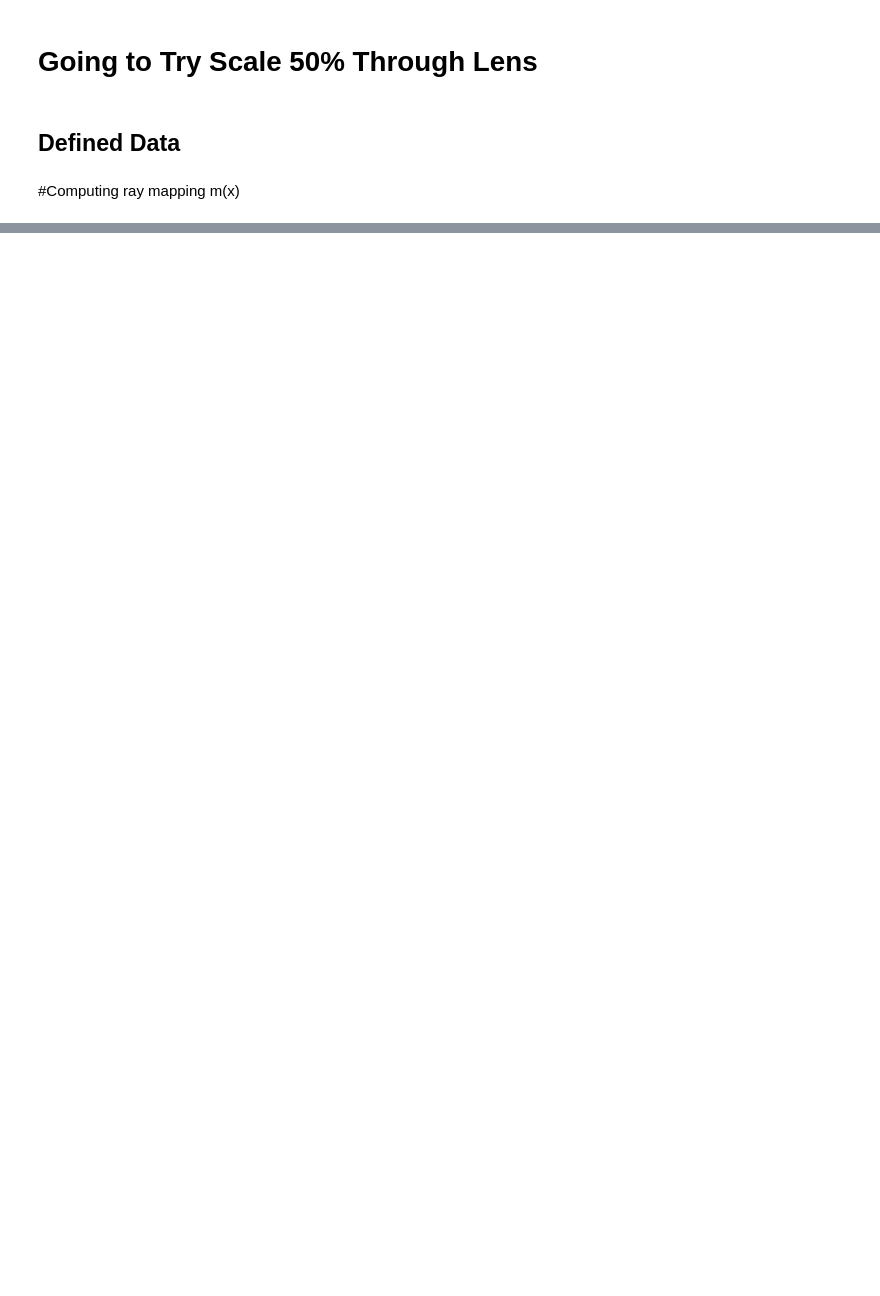
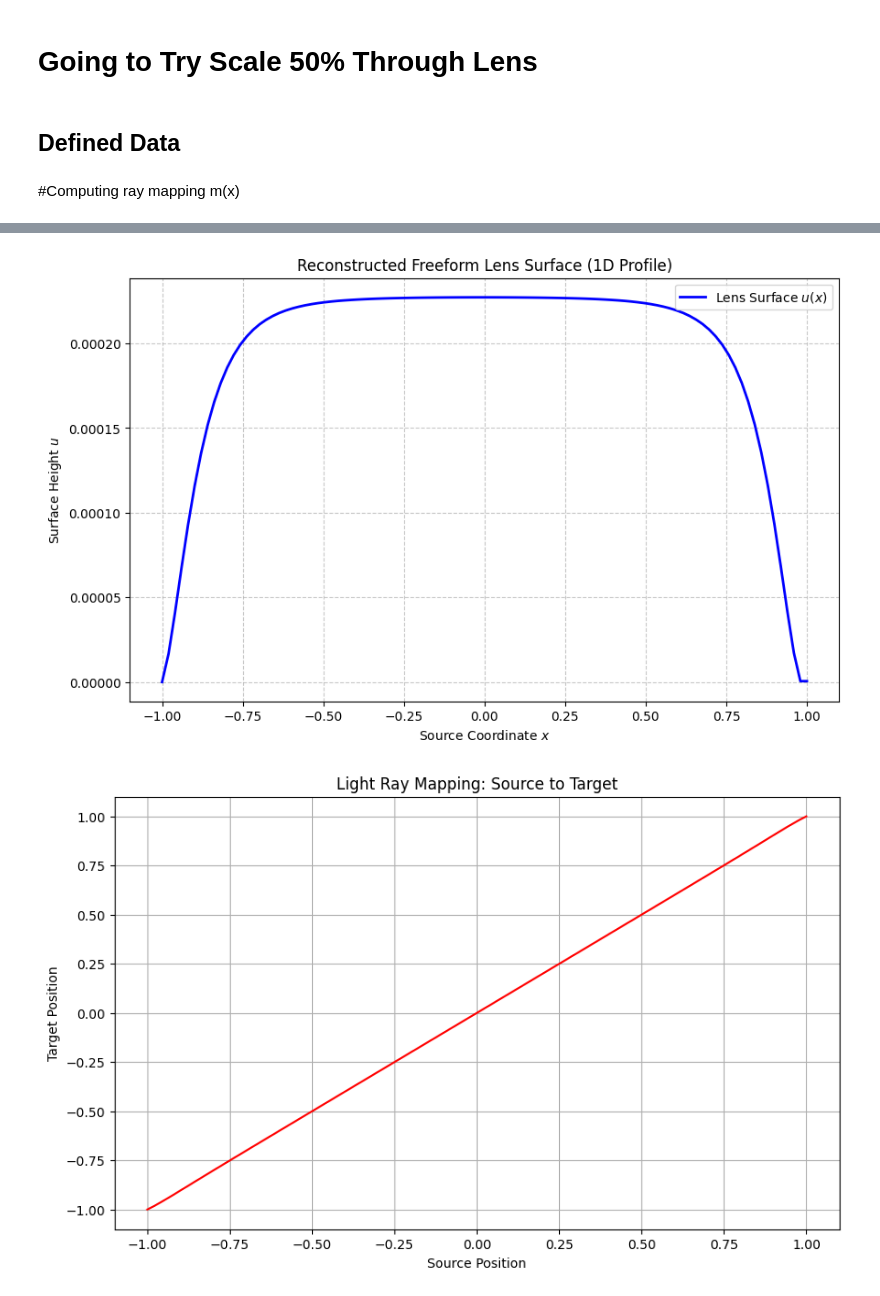
Before and after one commit to ChurroC/Monge-Ampere-Optical-Research, a Jupyter notebook: Untitled0.ipynb, the cells around one changed output, grey strips where cells are left out. Saved outputs shown, nothing was run; the diff lists cells and outputs as text; code cells hidden in the pictures; blank space fills up the shorter version.

```diff
--- a/Untitled0.ipynb
+++ b/Untitled0.ipynb
@@ -39,0 +151,19 @@ def g_norm(y):
+# %%
+# Source
+x_min, x_max = -1, 1
+y_min, y_max = x_min * 1, x_max * 1
+
+# Discretizing
+N = 100
+dx = (x_max - x_min) / (N - 1)
+
+x = np.linspace(x_min, x_max, N)
+src = np.exp(-x**2 / 0.1)
+
+y = np.linspace(y_min, y_max, N)
+output = src * 1
+
+# Refractive index
+n = 1.5
+
+beta = 5
@@ -39,0 +198,2 @@ def g_norm(y):
+# %%
+C = compute_C_matrix(x, m, n, beta)
@@ -39,0 +342,24 @@ def g_norm(y):
+# %%
+import matplotlib.pyplot as plt
+
+# Using the u and x from the previous step
+plt.figure(figsize=(10, 6))
+plt.plot(x, u, label='Lens Surface $u(x)$', color='blue', linewidth=2)
+plt.title('Reconstructed Freeform Lens Surface (1D Profile)')
+plt.xlabel('Source Coordinate $x$')
+plt.ylabel('Surface Height $u$')
+plt.grid(True, linestyle='--', alpha=0.7)
+plt.legend()
+plt.show()
+
+# To see how well the energy was redistributed, plot the mapping m
+plt.figure(figsize=(10, 6))
+plt.plot(x, m, label='Mapping $m(x)$', color='red')
+plt.title('Light Ray Mapping: Source to Target')
+plt.xlabel('Source Position')
+plt.ylabel('Target Position')
+plt.grid(True)
+plt.show()
+# %% [output]
+[figure, added]
+[figure, added]
```
Also changed, not shown: parts of 20 cells of this notebook.
